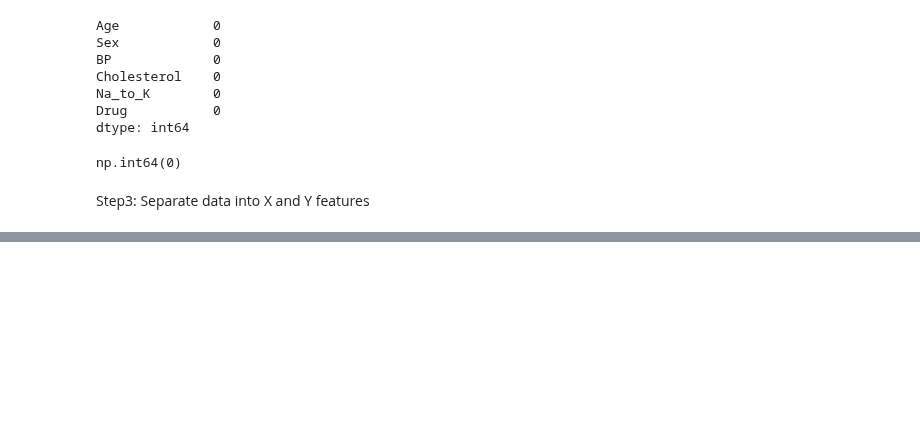
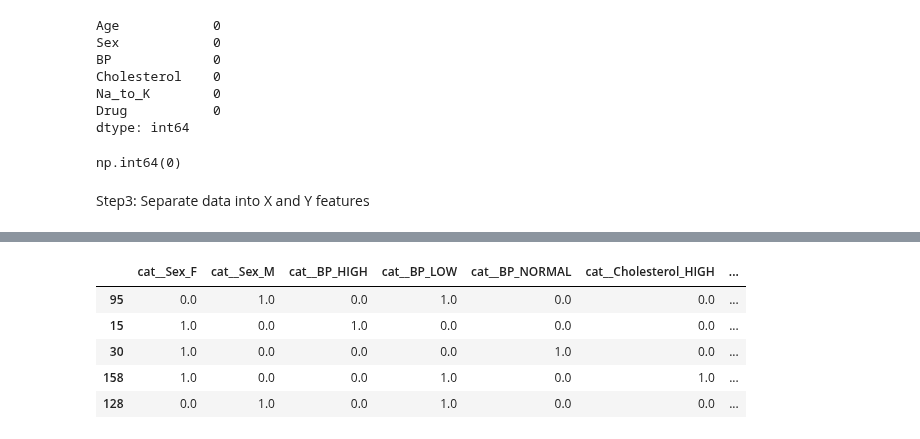
Before and after one commit to Paridhijain-githb/Machine-_learning_01, a Jupyter notebook: Decision tree classifier/Decisiontreeclassifier.ipynb, the cells around one changed output, grey strips where cells are left out. Saved outputs shown, nothing was run; the diff lists cells and outputs as text; code cells hidden in the pictures; blank space fills up the shorter version.

```diff
--- a/Decision tree classifier/Decisiontreeclassifier.ipynb
+++ b/Decision tree classifier/Decisiontreeclassifier.ipynb
@@ -73,0 +167,10 @@ SyntaxError: invalid syntax (1262741333.py, line 1)
+# %%
+
+xtest.head()
+# %% [output]
+|  | cat__Sex_F | cat__Sex_M | cat__BP_HIGH | cat__BP_LOW | cat__BP_NORMAL | cat__Cholesterol_HIGH | ... |
+| 95 | 0.0 | 1.0 | 0.0 | 1.0 | 0.0 | 0.0 | ... |
+| 15 | 1.0 | 0.0 | 1.0 | 0.0 | 0.0 | 0.0 | ... |
+| 30 | 1.0 | 0.0 | 0.0 | 0.0 | 1.0 | 0.0 | ... |
+| 158 | 1.0 | 0.0 | 0.0 | 1.0 | 0.0 | 1.0 | ... |
+| 128 | 0.0 | 1.0 | 0.0 | 1.0 | 0.0 | 0.0 | ... |
```
Also changed, not shown: parts of 27 cells of this notebook.
